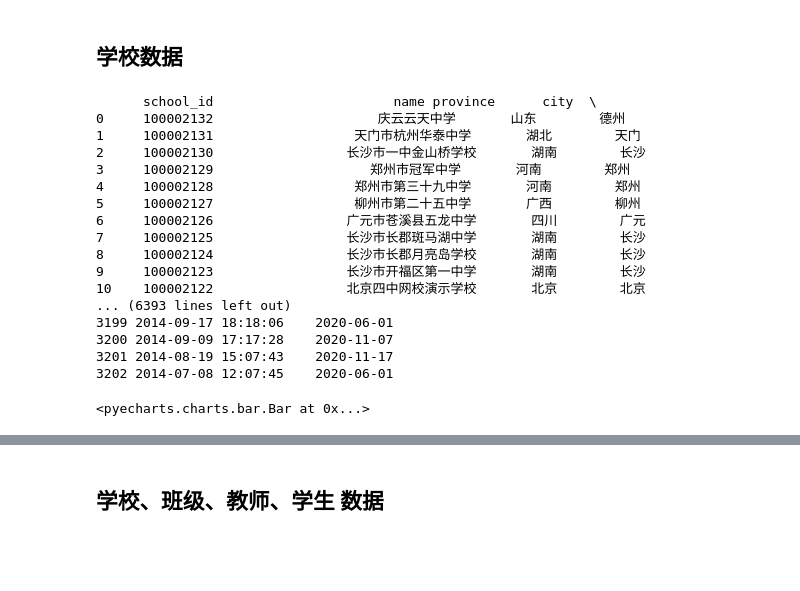
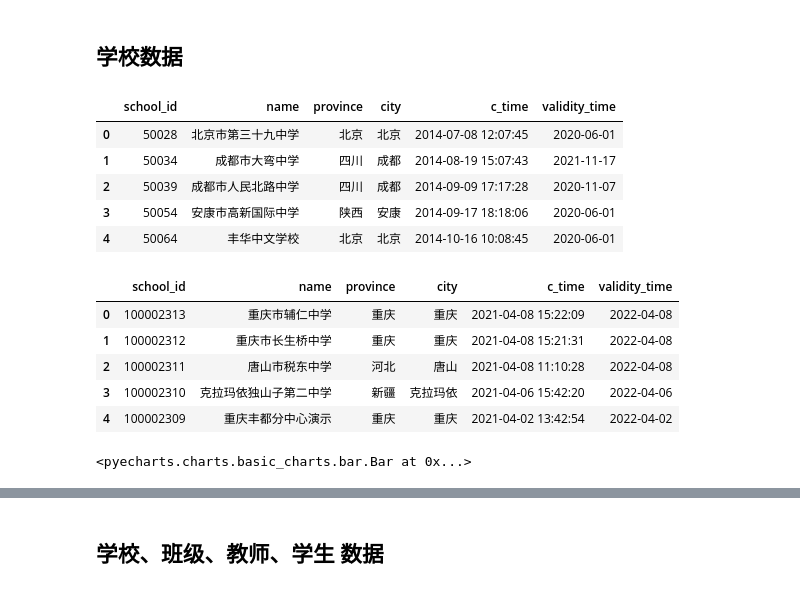
Before and after one commit to caozhiqiang8/jupyter, a Jupyter notebook: school.ipynb, the cells around one changed output, grey strips where cells are left out. Saved outputs shown, nothing was run; the diff lists cells and outputs as text; code cells hidden in the pictures; blank space fills up the shorter version.

```diff
--- a/school.ipynb
+++ b/school.ipynb
@@ -56,26 +342,24 @@ SELECT fr.school_id ,fr.name ,s.province,s.city,fr.c_time,fr.validity_time
         and fr.school_id  >50000 and fr.enable = 0  and s.school_id = fr.school_id
         '''
 school = mysqlDB(school_sql)
+# %%
+school.head()
+# %% [output]
+|  | school_id | name | province | city | c_time | validity_time |
+| 0 | 50028 | 北京市第三十九中学 | 北京 | 北京 | 2014-07-08 12:07:45 | 2020-06-01 |
+| 1 | 50034 | 成都市大弯中学 | 四川 | 成都 | 2014-08-19 15:07:43 | 2021-11-17 |
+| 2 | 50039 | 成都市人民北路中学 | 四川 | 成都 | 2014-09-09 17:17:28 | 2020-11-07 |
+| 3 | 50054 | 安康市高新国际中学 | 陕西 | 安康 | 2014-09-17 18:18:06 | 2020-06-01 |
+| 4 | 50064 | 丰华中文学校 | 北京 | 北京 | 2014-10-16 10:08:45 | 2020-06-01 |
 # %%
-school.sort_values(by = 'c_time', ascending = False).reset_index( drop = True)
+school.sort_values(by = 'c_time', ascending = False).reset_index( drop = True).head()
 # %% [output]
-      school_id                       name province      city  \
-0     100002132                     庆云云天中学       山东        德州
-1     100002131                  天门市杭州华泰中学       湖北        天门
-2     100002130                 长沙市一中金山桥学校       湖南        长沙
-3     100002129                    郑州市冠军中学       河南        郑州
-4     100002128                  郑州市第三十九中学       河南        郑州
-5     100002127                  柳州市第二十五中学       广西        柳州
-6     100002126                 广元市苍溪县五龙中学       四川        广元
-7     100002125                 长沙市长郡斑马湖中学       湖南        长沙
-8     100002124                 长沙市长郡月亮岛学校       湖南        长沙
-9     100002123                 长沙市开福区第一中学       湖南        长沙
-10    100002122                 北京四中网校演示学校       北京        北京
-... (6393 lines left out)
-3199 2014-09-17 18:18:06    2020-06-01
-3200 2014-09-09 17:17:28    2020-11-07
-3201 2014-08-19 15:07:43    2020-11-17
-3202 2014-07-08 12:07:45    2020-06-01
+|  | school_id | name | province | city | c_time | validity_time |
+| 0 | 100002313 | 重庆市辅仁中学 | 重庆 | 重庆 | 2021-04-08 15:22:09 | 2022-04-08 |
+| 1 | 100002312 | 重庆市长生桥中学 | 重庆 | 重庆 | 2021-04-08 15:21:31 | 2022-04-08 |
+| 2 | 100002311 | 唐山市税东中学 | 河北 | 唐山 | 2021-04-08 11:10:28 | 2022-04-08 |
+| 3 | 100002310 | 克拉玛依独山子第二中学 | 新疆 | 克拉玛依 | 2021-04-06 15:42:20 | 2022-04-06 |
+| 4 | 100002309 | 重庆丰都分中心演示 | 重庆 | 重庆 | 2021-04-02 13:42:54 | 2022-04-02 |
 # %%
 school['c_dttime'] = school['c_time'].dt.strftime('%Y-%m')
 # school['c_dttime'] = pd.to_datetime(school['c_time'], format='%Y-%m').dt.date
@@ -92,7 +376,29 @@ y =  school_data.values.tolist()
-# %%
-from pyecharts import Bar
-bar = Bar("教学平台每月学校开通数量",width = 1000,height= 400)
-bar.add("开通学校数", x,y, is_stack=True,mark_line=["average"], mark_point=["max", "min"],is_datazoom_show=True,)
-bar
-# %% [output]
-<pyecharts.charts.bar.Bar at 0x...>
+# %%
+
+bar = Bar(init_opts = opts.InitOpts(width = '1200px'))
+bar.add_xaxis(x_data)
+bar.add_yaxis("开通学校数量", y_data)
+bar.set_global_opts(
+    title_opts=opts.TitleOpts(title="开通学校图"),
+    datazoom_opts = opts.DataZoomOpts( is_show = True , type_ ='slider',range_start = 70,range_end = 100),
+
+)
+
+bar.set_series_opts(
+    label_opts = opts.LabelOpts(is_show=True),
+    markline_opts=opts.MarkLineOpts(
+            data=[
+
+                opts.MarkLineItem(type_="average", name="平均值"),
+            ]
+        ),
+    markpoint_opts=opts.MarkPointOpts(
+            data=[
+                opts.MarkPointItem(type_="min", name="最小值"),
+                opts.MarkPointItem(type_="max", name="最大值"),
+            ]
+        ),
+
+    )
+# %% [output]
+<pyecharts.charts.basic_charts.bar.Bar at 0x...>
```
Also changed, not shown: parts of 97 cells of this notebook, 4 other files.
